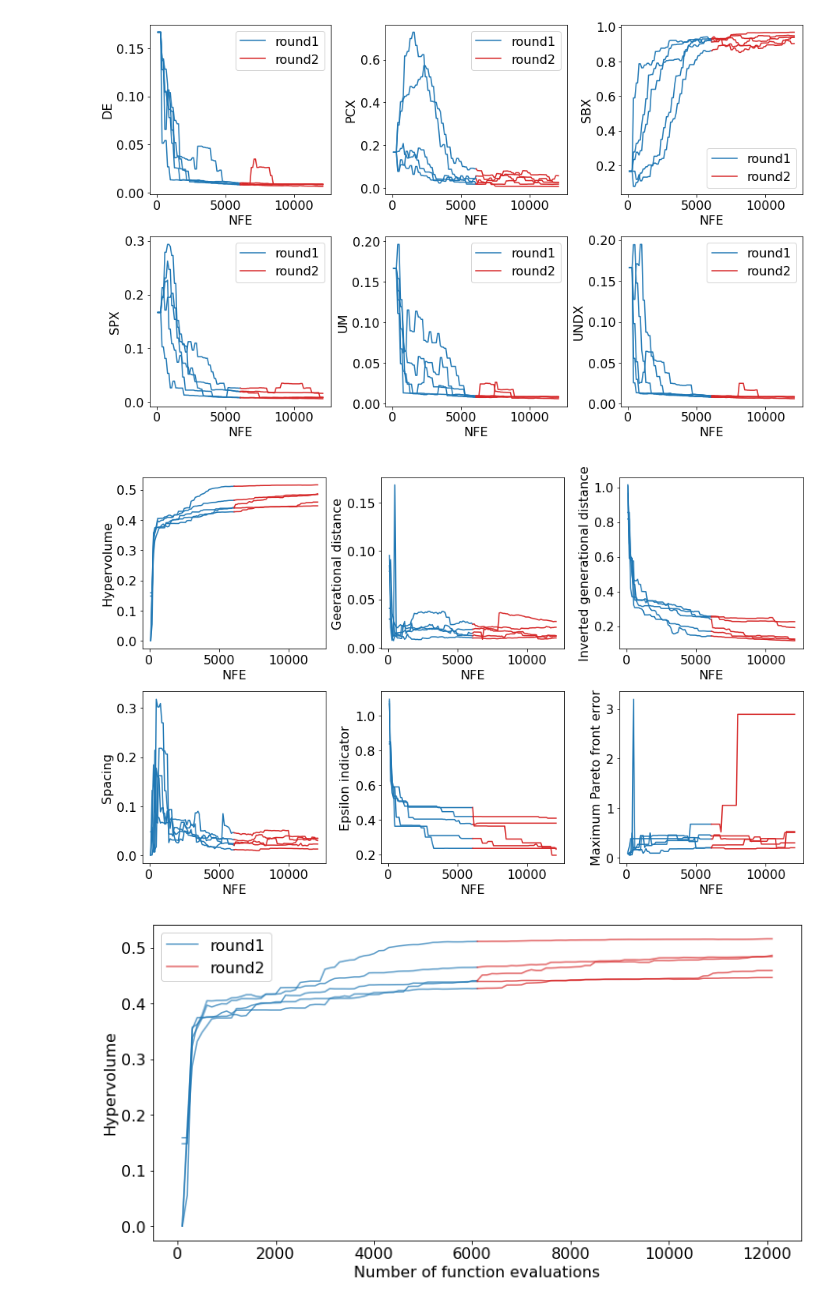
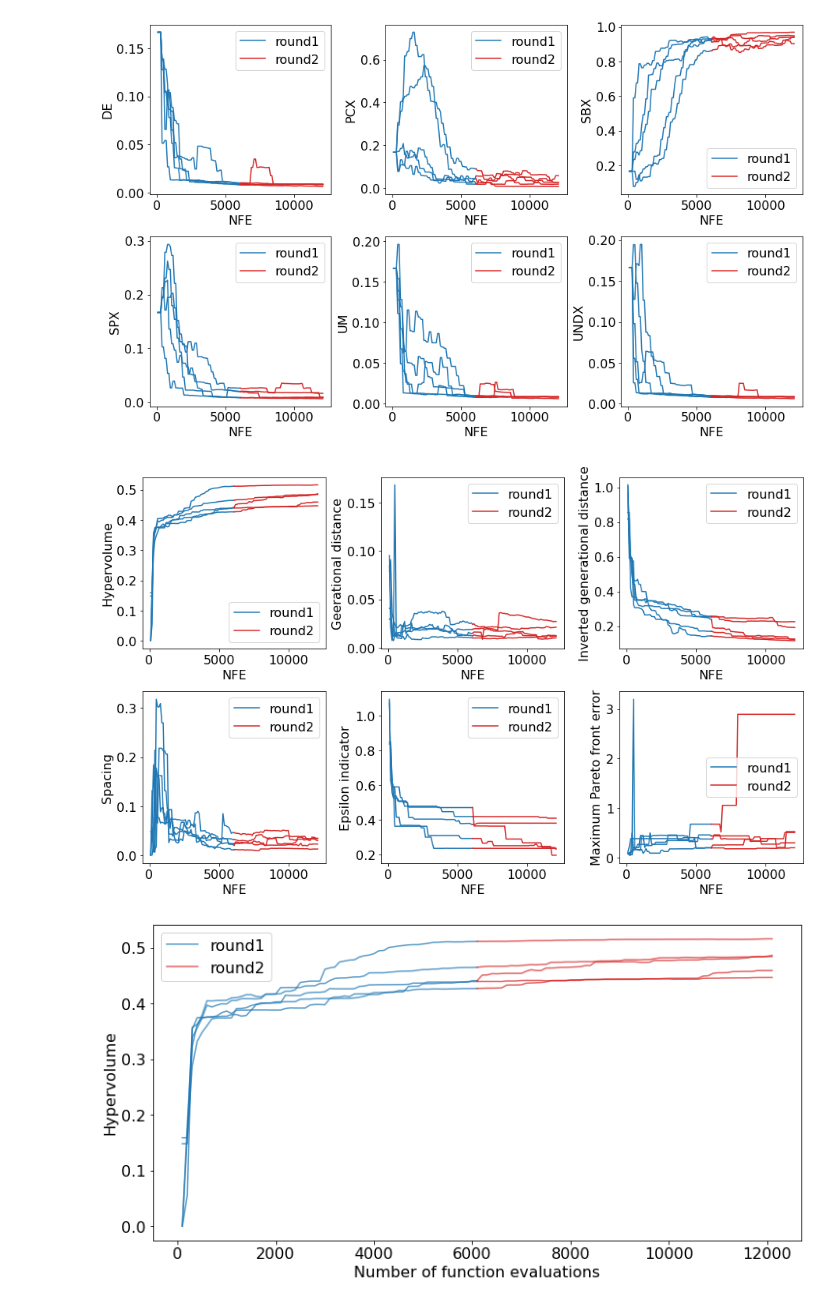
Before and after one commit to ahamilton144/WPB-checkpointing_borg_python, a Jupyter notebook: process_results.ipynb, the cells around one changed output. Cells and saved outputs as stored; diff of their text form; code cells hidden in the pictures.

Commit message:
fix legend figs

```diff
--- a/process_results.ipynb
+++ b/process_results.ipynb
@@ -82,25 +82,29 @@ for i in range(len(rounds)):
 # %%
 ### plot metrics
 fig, axs = plt.subplots(2,3,figsize=(15,9), gridspec_kw={'hspace':0.25, 'wspace':0.3})
 j = 0
 k = 0
 for c, col in enumerate(cols):
     ax = axs[k,j]
     count = 0
     for r in range(len(rounds)):
         for seed in range(len(seeds)):
             num_steps = operators[count].shape[0]
-            ax.plot(operators[count].index, metrics[count].iloc[-num_steps:, c], color=colors[r])
+            if seed == 0:
+                ax.plot(operators[count].index, metrics[count].iloc[-num_steps:, c], color=colors[r], label=labels[r])
+            else:
+                ax.plot(operators[count].index, metrics[count].iloc[-num_steps:, c], color=colors[r])
             count += 1
     ax.set_ylabel(col)
     ax.set_xlabel('NFE')
+    ax.legend()
     j += 1
     if j == 3:
         j = 0
         k += 1
 plt.savefig(f'figs/metrics.png', bbox_inches='tight')
 # %% [output]
-[figure, old version]
+[figure, new version]
 # %%
 ### plot elapsed hypervolume of particular seeds
 plt.figure(figsize=(12,6))
```
Also changed, not shown: 1 other file.
